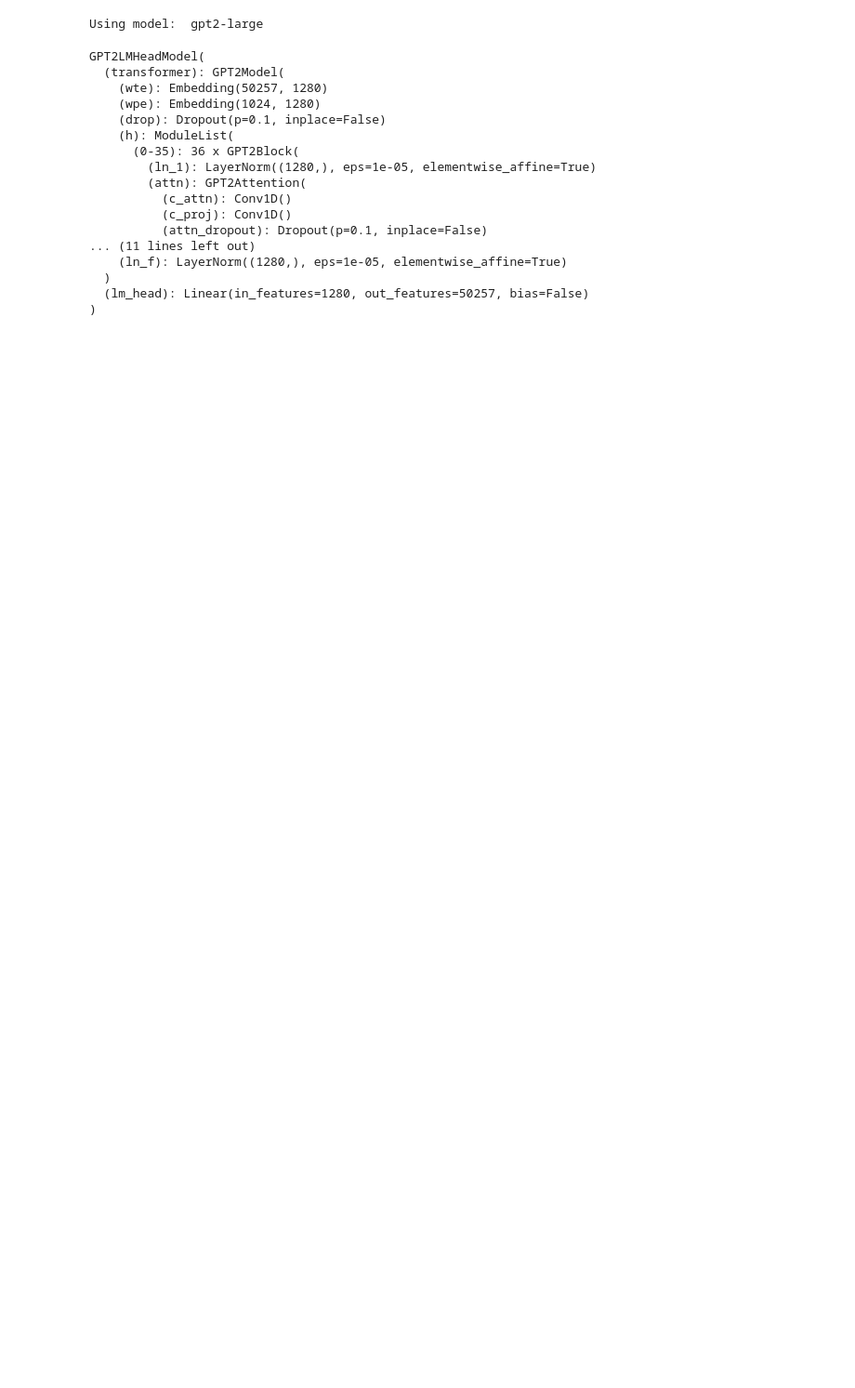
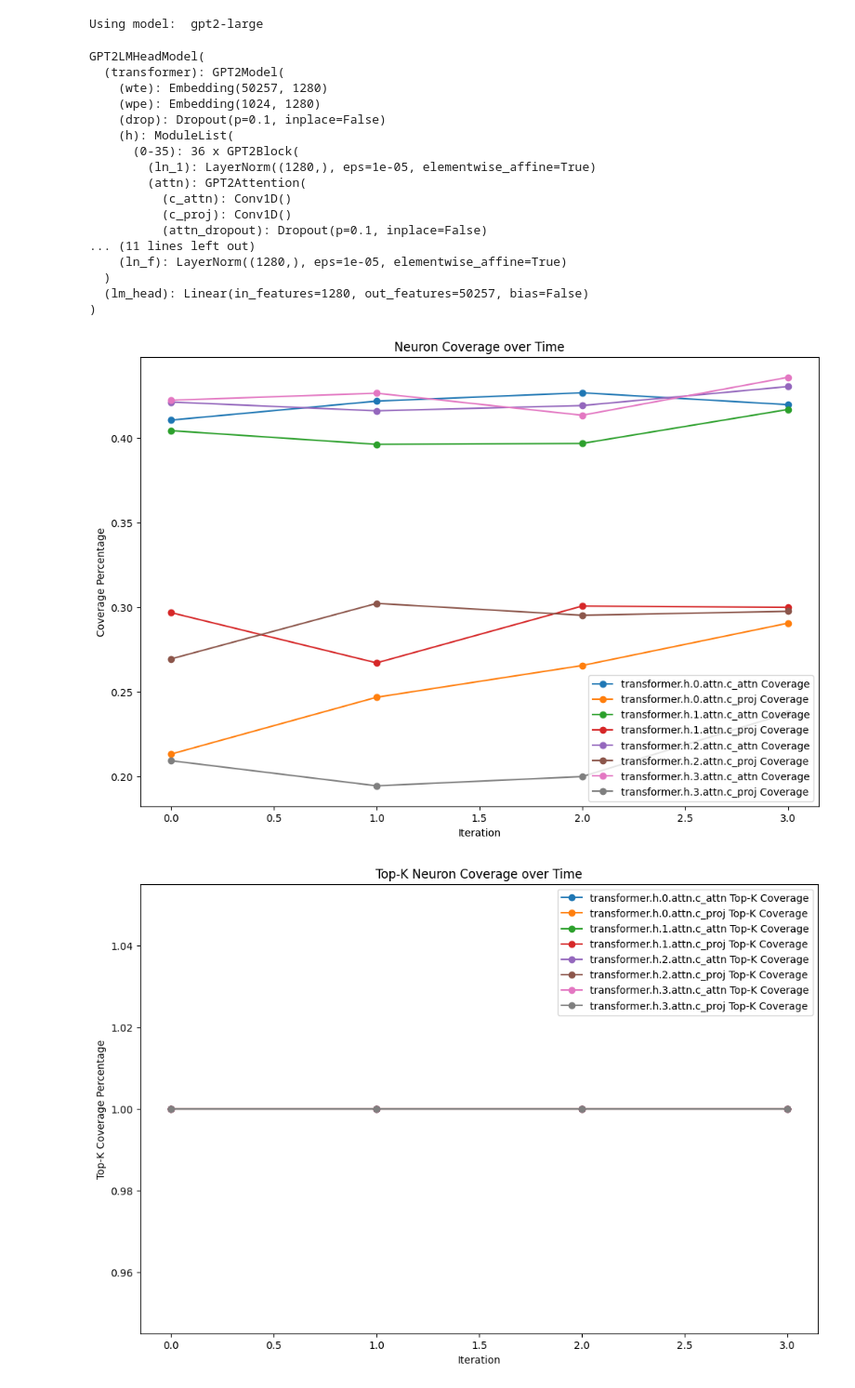
Before and after one commit to FuzzyNum/FuzzTestingGPT, a Jupyter notebook: gpt_model.ipynb, the cells around one changed output. Shown at 93% size. Cells and saved outputs as stored; diff of their text form; code cells hidden in the pictures; blank space fills up the shorter version.

```diff
--- a/gpt_model.ipynb
+++ b/gpt_model.ipynb
@@ -142,14 +142,26 @@ class NeuronCoverage:
             self.run_coverage_analysis(text, apply_mutations)
 
     def visualize_coverage(self):
-        # Extract and plot coverage history for each layer
+    # Extract and plot coverage history for each layer
+        if not self.coverage_log:
+            print("No coverage data available to visualize.")
+            return
+
         layers = list(self.coverage_log[0][0].keys())
-        coverage_data = {layer: [entry[0][layer] for entry in self.coverage_log] for layer in layers}
-        top_k_data = {layer: [entry[1][layer] for entry in self.coverage_log] for layer in layers}
+        coverage_data = {layer: [] for layer in layers}
+        top_k_data = {layer: [] for layer in layers}
+
+        for entry in self.coverage_log:
+            for layer in layers:
+                # Safely get the coverage value, defaulting to None if the key doesn't exist
+                coverage_value = entry[0].get(layer, None)
+                top_k_value = entry[1].get(layer, None)
+                coverage_data[layer].append(coverage_value)
+                top_k_data[layer].append(top_k_value)
 
         plt.figure(figsize=(12, 8))
         for layer, data in coverage_data.items():
-            plt.plot(data, label=f"{layer} Coverage")
+            plt.plot(data, label=f"{layer} Coverage", marker='o')
 
         plt.xlabel("Iteration")
         plt.ylabel("Coverage Percentage")
@@ -160,13 +172,14 @@ class NeuronCoverage:
         # Visualize top-K coverage
         plt.figure(figsize=(12, 8))
         for layer, data in top_k_data.items():
-            plt.plot(data, label=f"{layer} Top-K Coverage")
+            plt.plot(data, label=f"{layer} Top-K Coverage", marker='o')
 
         plt.xlabel("Iteration")
         plt.ylabel("Top-K Coverage Percentage")
         plt.title("Top-K Neuron Coverage over Time")
         plt.legend()
         plt.show()
+
 
     # Additional Mutation Functions (unchanged)
     def apply_mutations(self, text, num_choices=2):
@@ -219,14 +232,17 @@ coverage_tracker.register_hooks()
 # %%
 input_text = "When in the Course of human events, it becomes necessary for one people "
 
 # Run coverage analysis multiple times
-coverage_tracker.run_multiple_experiments(input_text, num_runs=10, apply_mutations=True)
+coverage_tracker.run_multiple_experiments(input_text, num_runs=4, apply_mutations=True)
 
 # Visualize neuron coverage history over multiple iterations
 coverage_tracker.visualize_coverage()
 
 # Remove hooks to clean up
 coverage_tracker.remove_hooks()
+# %% [output]
+[figure, added]
+[figure, added]
 # %%
 coverage_tracker.remove_hooks()
 # %%
```
